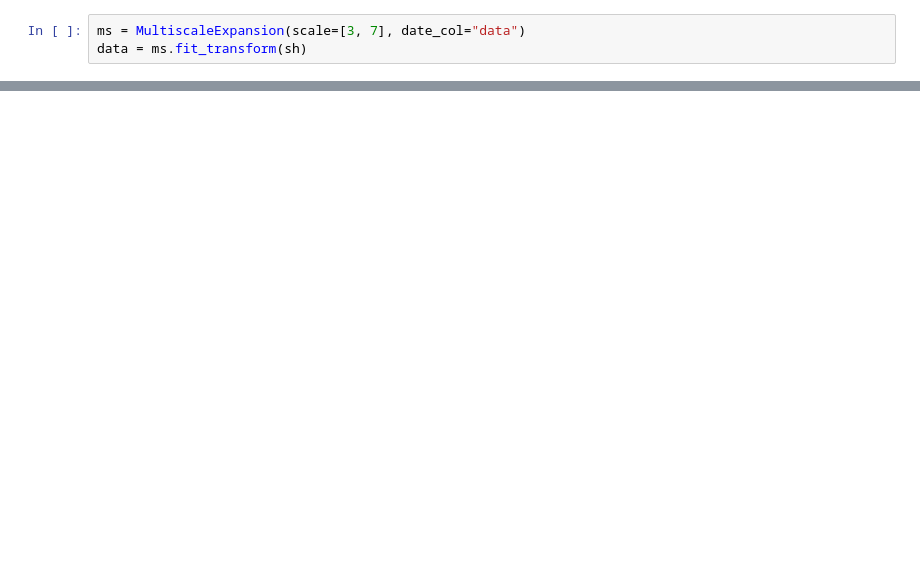
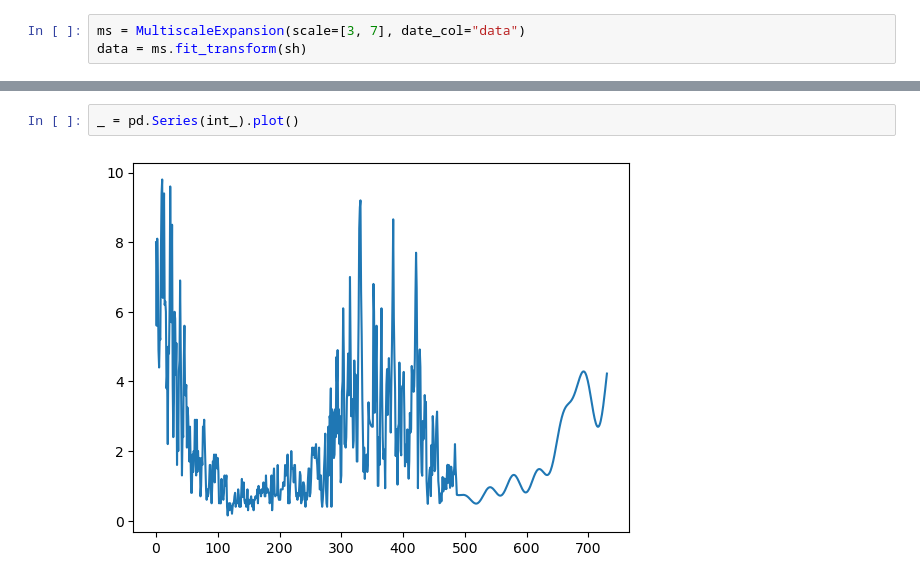
Before and after one commit to Tobia905/multiscaleio, a Jupyter notebook: example.ipynb, the cells around one changed output, grey strips where cells are left out. Saved outputs shown, nothing was run; the diff lists cells and outputs as text; blank space fills up the shorter version.

```diff
--- a/example.ipynb
+++ b/example.ipynb
@@ -34,0 +57,4 @@ sc.head()
+# %%
+_ = pd.Series(int_).plot()
+# %% [output]
+[figure, added]
```
Also changed, not shown: parts of 6 cells of this notebook, 10 other files.
